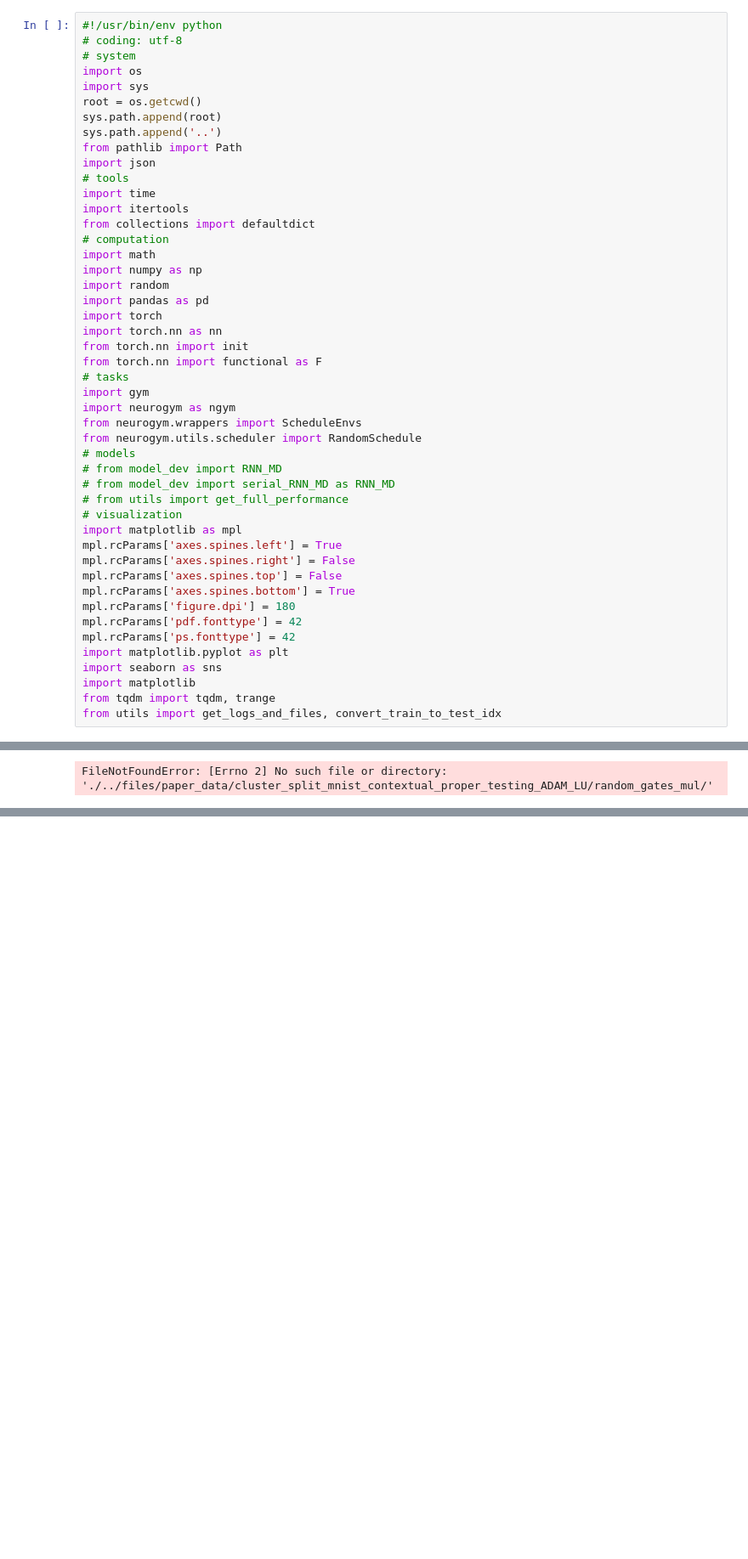
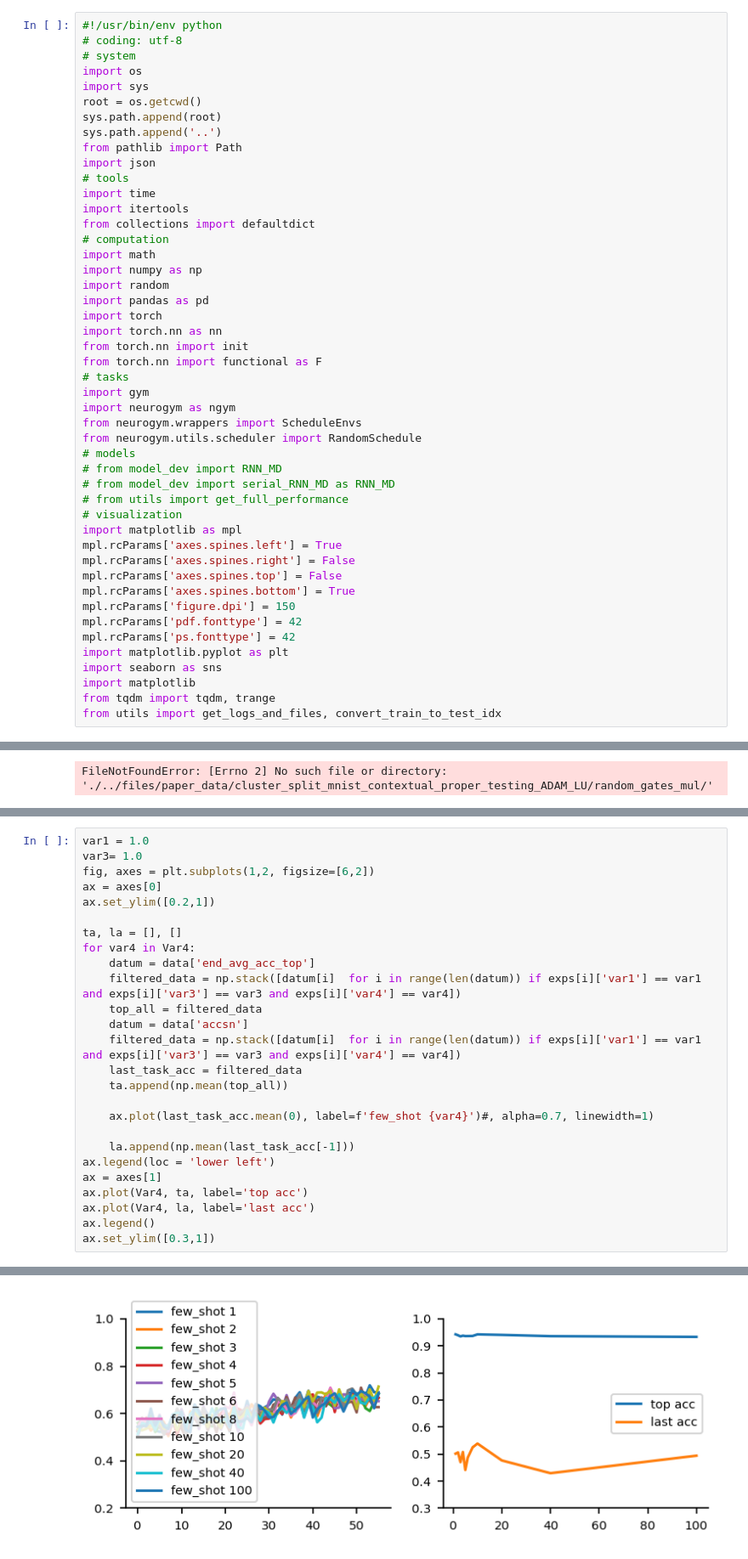
Before and after one commit to hummosa/Thalamus, a Jupyter notebook: analysis/NeurIPS_split_MNIST_results.ipynb, the cells around one changed output, grey strips where cells are left out. Shown: that part at 85% size. Saved outputs shown, nothing was run; the diff lists cells and outputs as text; blank space fills up the shorter version.

Commit message:
after few shot modifications

```diff
--- a/analysis/NeurIPS_split_MNIST_results.ipynb
+++ b/analysis/NeurIPS_split_MNIST_results.ipynb
@@ -39,7 +39,7 @@ mpl.rcParams['axes.spines.left'] = True
 mpl.rcParams['axes.spines.right'] = False
 mpl.rcParams['axes.spines.top'] = False
 mpl.rcParams['axes.spines.bottom'] = True
-mpl.rcParams['figure.dpi'] = 180
+mpl.rcParams['figure.dpi'] = 150
 mpl.rcParams['pdf.fonttype'] = 42
 mpl.rcParams['ps.fonttype'] = 42
 import matplotlib.pyplot as plt
@@ -565,0 +604,27 @@ FileNotFoundError: [Errno 2] No such file or directory: './../files/paper_data/c
+# %%
+var1 = 1.0
+var3= 1.0
+fig, axes = plt.subplots(1,2, figsize=[6,2])
+ax = axes[0]
+ax.set_ylim([0.2,1])
+
+ta, la = [], []
+for var4 in Var4:
+    datum = data['end_avg_acc_top']
+    filtered_data = np.stack([datum[i]  for i in range(len(datum)) if exps[i]['var1'] == var1 and exps[i]['var3'] == var3 and exps[i]['var4'] == var4])
+    top_all = filtered_data
+    datum = data['accsn']
+    filtered_data = np.stack([datum[i]  for i in range(len(datum)) if exps[i]['var1'] == var1 and exps[i]['var3'] == var3 and exps[i]['var4'] == var4])
+    last_task_acc = filtered_data
+    ta.append(np.mean(top_all))
+
+    ax.plot(last_task_acc.mean(0), label=f'few_shot {var4}')#, alpha=0.7, linewidth=1)
+
+    la.append(np.mean(last_task_acc[-1]))
+ax.legend(loc = 'lower left')
+ax = axes[1]
+ax.plot(Var4, ta, label='top acc')
+ax.plot(Var4, la, label='last acc')
+ax.legend()
+ax.set_ylim([0.3,1])
+# %% [output]
@@ -565,0 +632 @@ FileNotFoundError: [Errno 2] No such file or directory: './../files/paper_data/c
+[figure, added]
```
Also changed, not shown: parts of 7 cells of this notebook, 6 other files.
